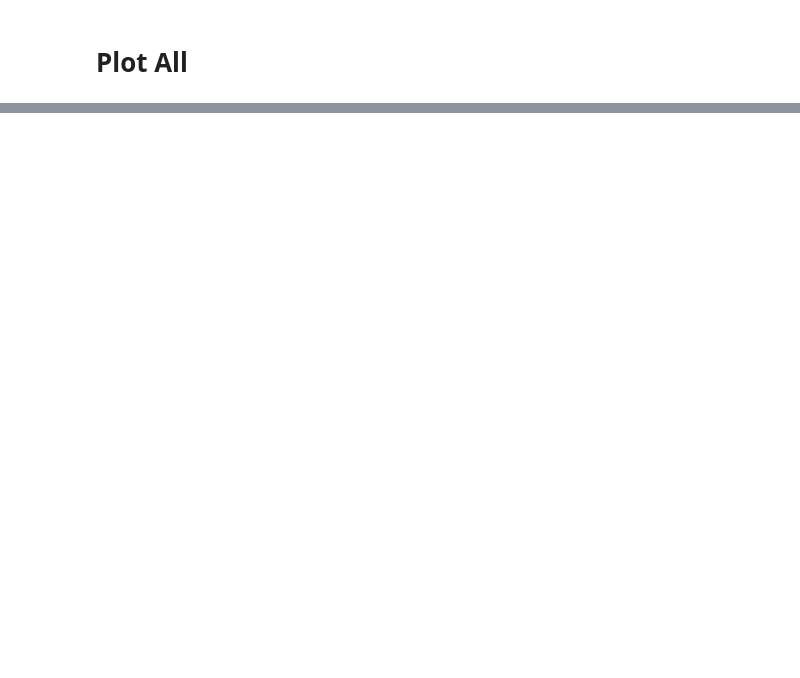
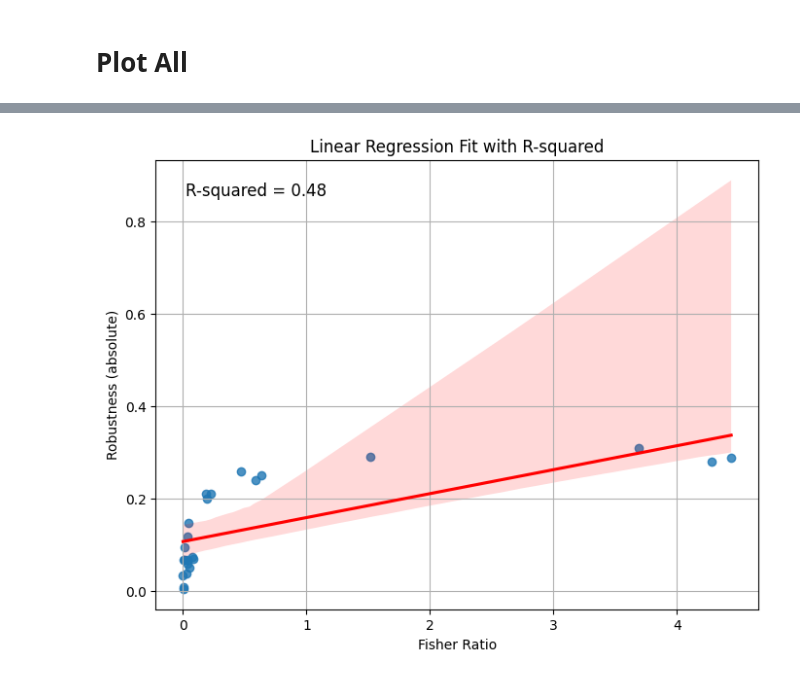
Before and after one commit to LinguisticAnomalies/DeconDTN, a Jupyter notebook: notebooks_xiruo/[explain] Hidden Spaces.ipynb, the cells around one changed output, grey strips where cells are left out. Saved outputs shown, nothing was run; the diff lists cells and outputs as text; code cells hidden in the pictures; blank space fills up the shorter version.

```diff
--- a/notebooks_xiruo/[explain] Hidden Spaces.ipynb
+++ b/notebooks_xiruo/[explain] Hidden Spaces.ipynb
@@ -755,0 +1083,4 @@ GDRO
+# %%
+df = pd.read_csv("data/fisher_ratio_robustness.csv")
+# %%
+df.columns = ['robustness', 'fisher_ratio']
@@ -755,0 +1111,20 @@ GDRO
+# %%
+# 2. Perform linear regression and get R-squared
+slope, intercept, r_value, p_value, std_err = stats.linregress(df['fisher_ratio'], df['robustness'])
+r_squared = r_value**2
+
+# 3. Plot the data and regression line using Seaborn
+plt.figure(figsize=(8, 6))
+sns.regplot(x='fisher_ratio', y='robustness', data=df, ci=95, line_kws={'color': 'red'})
+
+# 4. Add the R-squared value to the plot
+plt.text(x=0.05, y=0.95, s=f'R-squared = {r_squared:.2f}', transform=plt.gca().transAxes, fontsize=12, verticalalignment='top')
+
+# 5. Customize the plot
+plt.title('Linear Regression Fit with R-squared')
+plt.xlabel('Fisher Ratio')
+plt.ylabel('Robustness (absolute)')
+plt.grid(True)
+plt.show()
+# %% [output]
+[figure, added]
```
Also changed, not shown: parts of 38 cells of this notebook, 10 other files.
